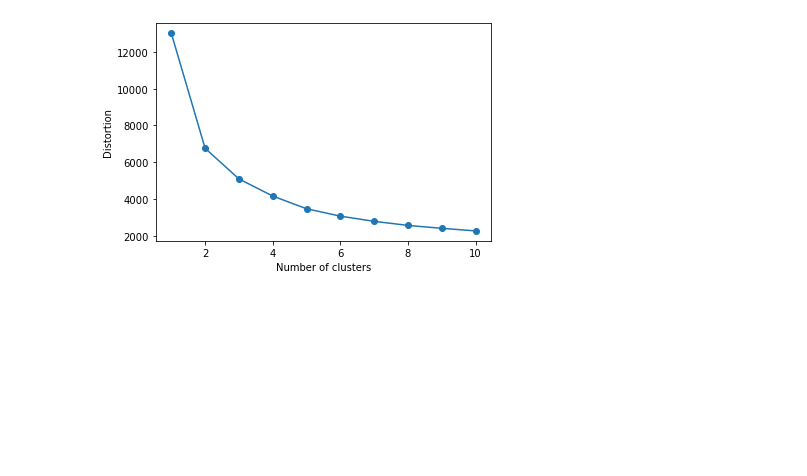
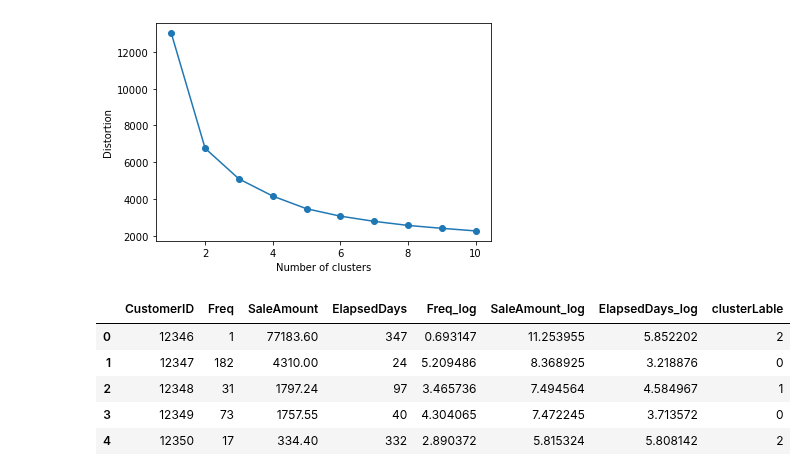
Before and after one commit to soxxun/python, a Jupyter notebook: 20220311/20220311.ipynb, the cells around one changed output. Saved outputs shown, nothing was run; the diff lists cells and outputs as text; code cells hidden in the pictures; blank space fills up the shorter version.

```diff
--- a/20220311/20220311.ipynb
+++ b/20220311/20220311.ipynb
@@ -348,0 +352,10 @@ plt.show()
+# %%
+customer_df['clusterLable'] = y_predict
+customer_df.head()
+# %% [output]
+|  | CustomerID | Freq | SaleAmount | ElapsedDays | Freq_log | SaleAmount_log | ElapsedDays_log | clusterLable |
+| 0 | 12346 | 1 | 77183.60 | 347 | 0.693147 | 11.253955 | 5.852202 | 2 |
+| 1 | 12347 | 182 | 4310.00 | 24 | 5.209486 | 8.368925 | 3.218876 | 0 |
+| 2 | 12348 | 31 | 1797.24 | 97 | 3.465736 | 7.494564 | 4.584967 | 1 |
+| 3 | 12349 | 73 | 1757.55 | 40 | 4.304065 | 7.472245 | 3.713572 | 0 |
+| 4 | 12350 | 17 | 334.40 | 332 | 2.890372 | 5.815324 | 5.808142 | 2 |
```
Also changed, not shown: parts of 12 cells of this notebook.
